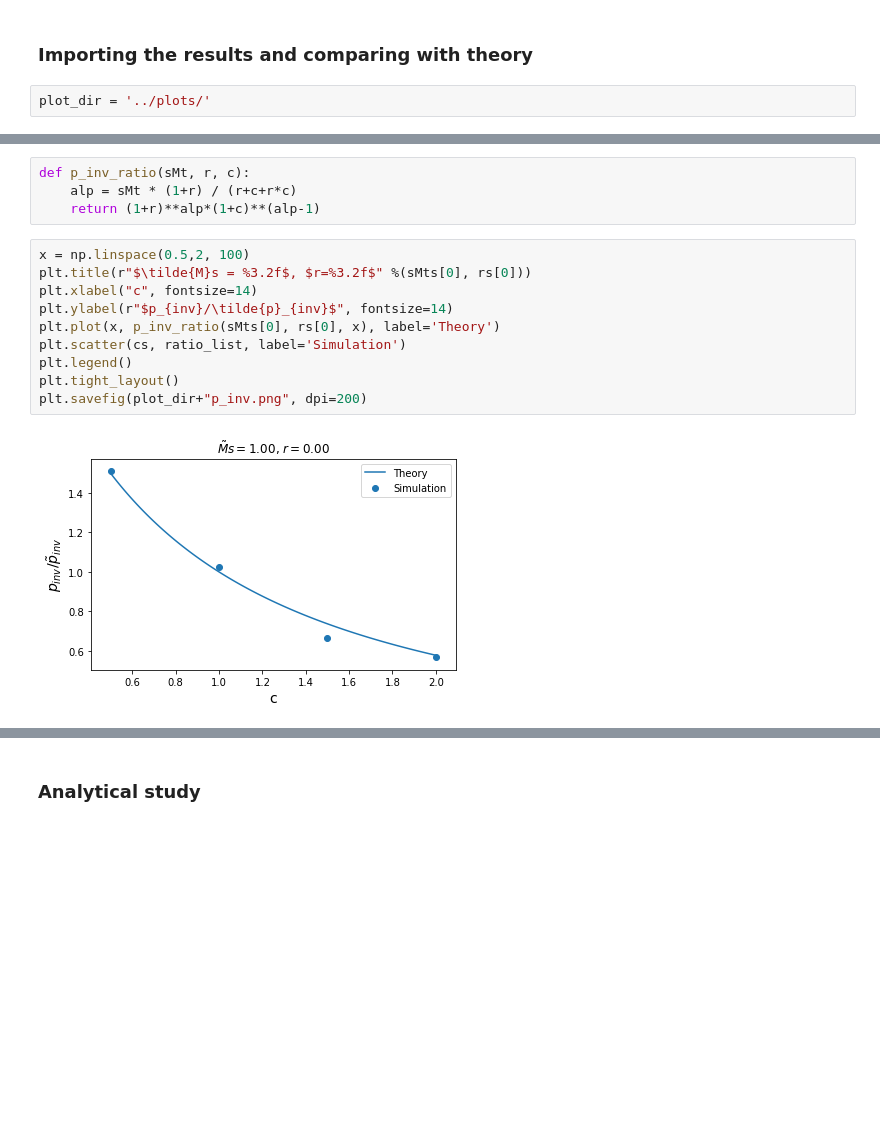
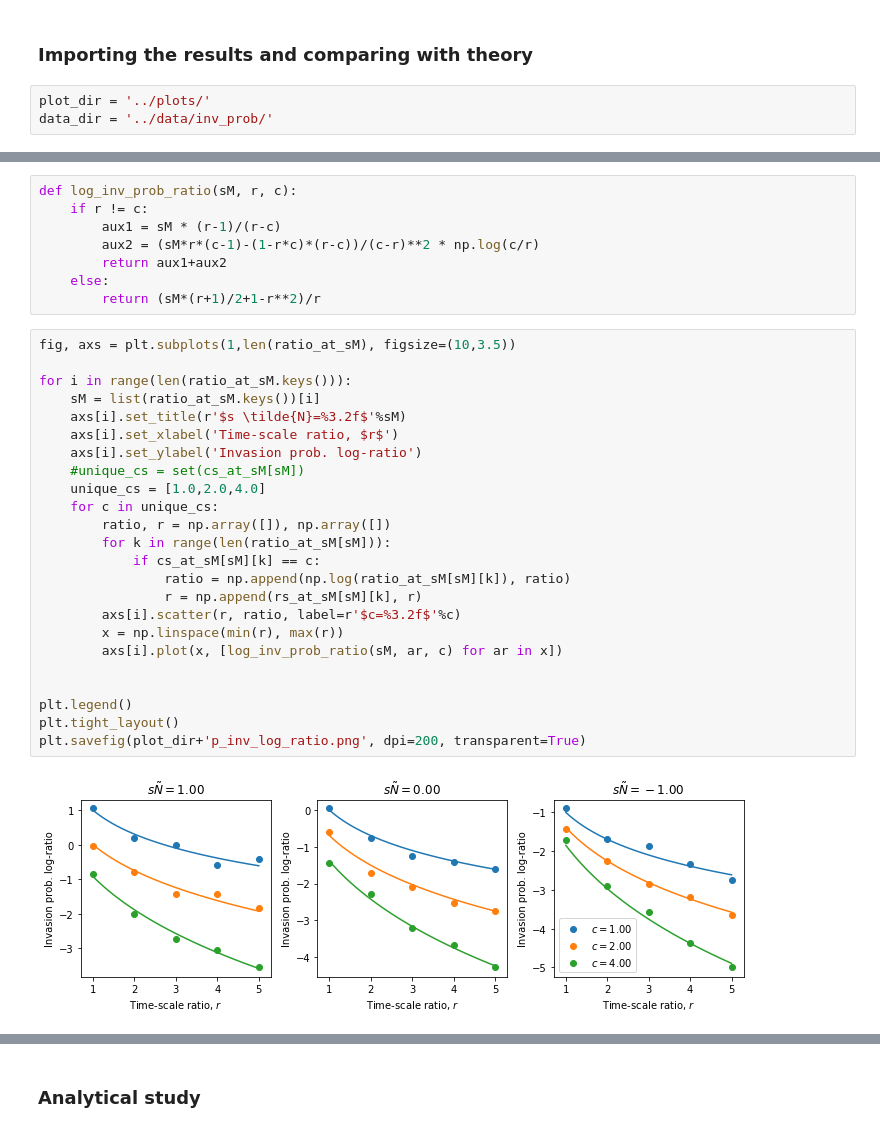
Before and after one commit to amazzoli/PopGenCompetition, a Jupyter notebook: main/Invasion_prob_LV.ipynb, the cells around one changed output, grey strips where cells are left out. Saved outputs shown, nothing was run; the diff lists cells and outputs as text; blank space fills up the shorter version.

```diff
--- a/main/Invasion_prob_LV.ipynb
+++ b/main/Invasion_prob_LV.ipynb
@@ -43,4 +49,5 @@ ut.write_params(params, data_dir, name+'param.txt')
 ### Importing the results and comparing with theory
 # %%
 plot_dir = '../plots/'
+data_dir = '../data/inv_prob/'
 # %%
@@ -59,16 +77,34 @@ for tname in trial_name_list:
-# %%
-def p_inv_ratio(sMt, r, c):
-    alp = sMt * (1+r) / (r+c+r*c)
-    return (1+r)**alp*(1+c)**(alp-1)
-# %%
-x = np.linspace(0.5,2, 100)
-plt.title(r"$\tilde{M}s = %3.2f$, $r=%3.2f$" %(sMts[0], rs[0]))
-plt.xlabel("c", fontsize=14)
-plt.ylabel(r"$p_{inv}/\tilde{p}_{inv}$", fontsize=14)
-plt.plot(x, p_inv_ratio(sMts[0], rs[0], x), label='Theory')
-plt.scatter(cs, ratio_list, label='Simulation')
-plt.legend()
-plt.tight_layout()
-plt.savefig(plot_dir+"p_inv.png", dpi=200)
-# %% [output]
-[figure, removed]
+# %%
+def log_inv_prob_ratio(sM, r, c):
+    if r != c:
+        aux1 = sM * (r-1)/(r-c)
+        aux2 = (sM*r*(c-1)-(1-r*c)*(r-c))/(c-r)**2 * np.log(c/r)
+        return aux1+aux2
+    else:
+        return (sM*(r+1)/2+1-r**2)/r
+# %%
+fig, axs = plt.subplots(1,len(ratio_at_sM), figsize=(10,3.5))
+
+for i in range(len(ratio_at_sM.keys())):
+    sM = list(ratio_at_sM.keys())[i]
+    axs[i].set_title(r'$s \tilde{N}=%3.2f$'%sM)
+    axs[i].set_xlabel('Time-scale ratio, $r$')
+    axs[i].set_ylabel('Invasion prob. log-ratio')
+    #unique_cs = set(cs_at_sM[sM])
+    unique_cs = [1.0,2.0,4.0]
+    for c in unique_cs:
+        ratio, r = np.array([]), np.array([])
+        for k in range(len(ratio_at_sM[sM])):
+            if cs_at_sM[sM][k] == c:
+                ratio = np.append(np.log(ratio_at_sM[sM][k]), ratio)
+                r = np.append(rs_at_sM[sM][k], r)
+        axs[i].scatter(r, ratio, label=r'$c=%3.2f$'%c)
+        x = np.linspace(min(r), max(r))
+        axs[i].plot(x, [log_inv_prob_ratio(sM, ar, c) for ar in x])
+
+
+plt.legend()
+plt.tight_layout()
+plt.savefig(plot_dir+'p_inv_log_ratio.png', dpi=200, transparent=True)
+# %% [output]
+[figure, added]
```
Also changed, not shown: parts of 9 cells of this notebook, 20 other files.
